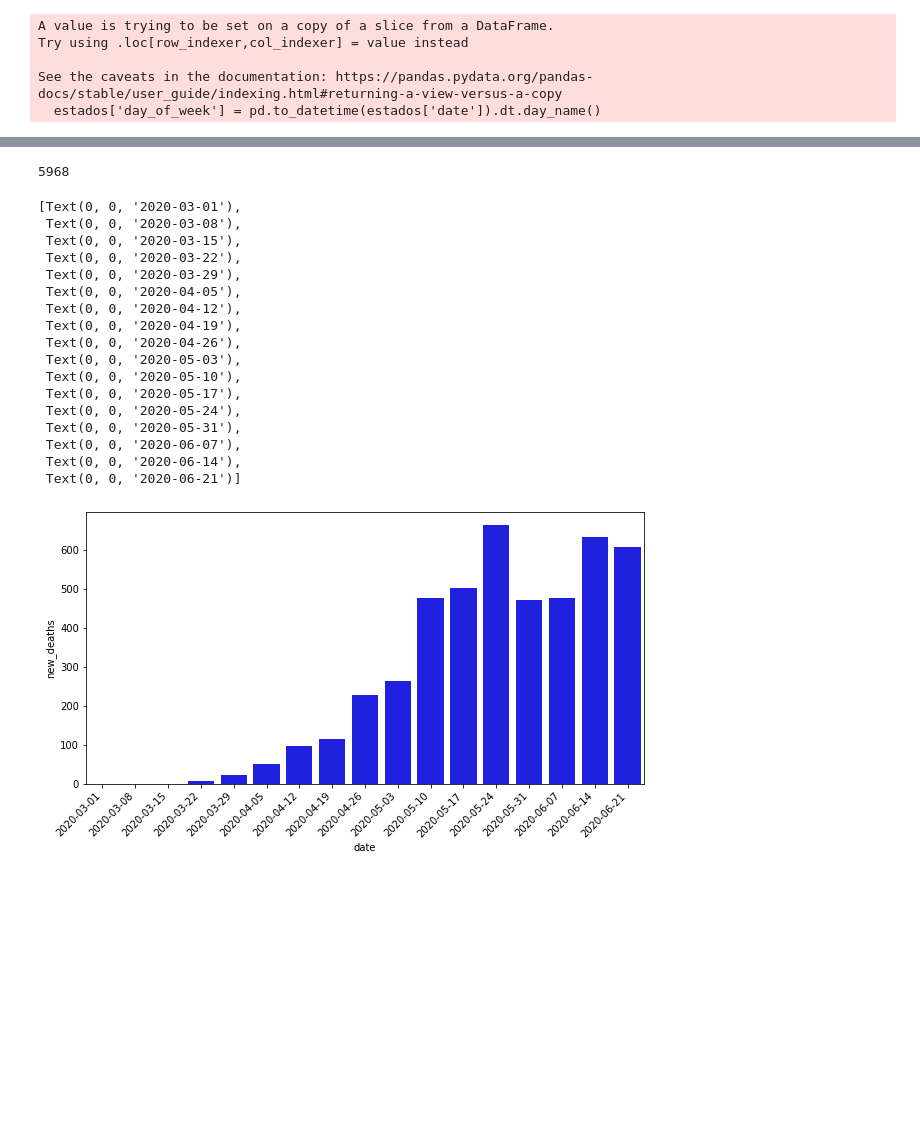
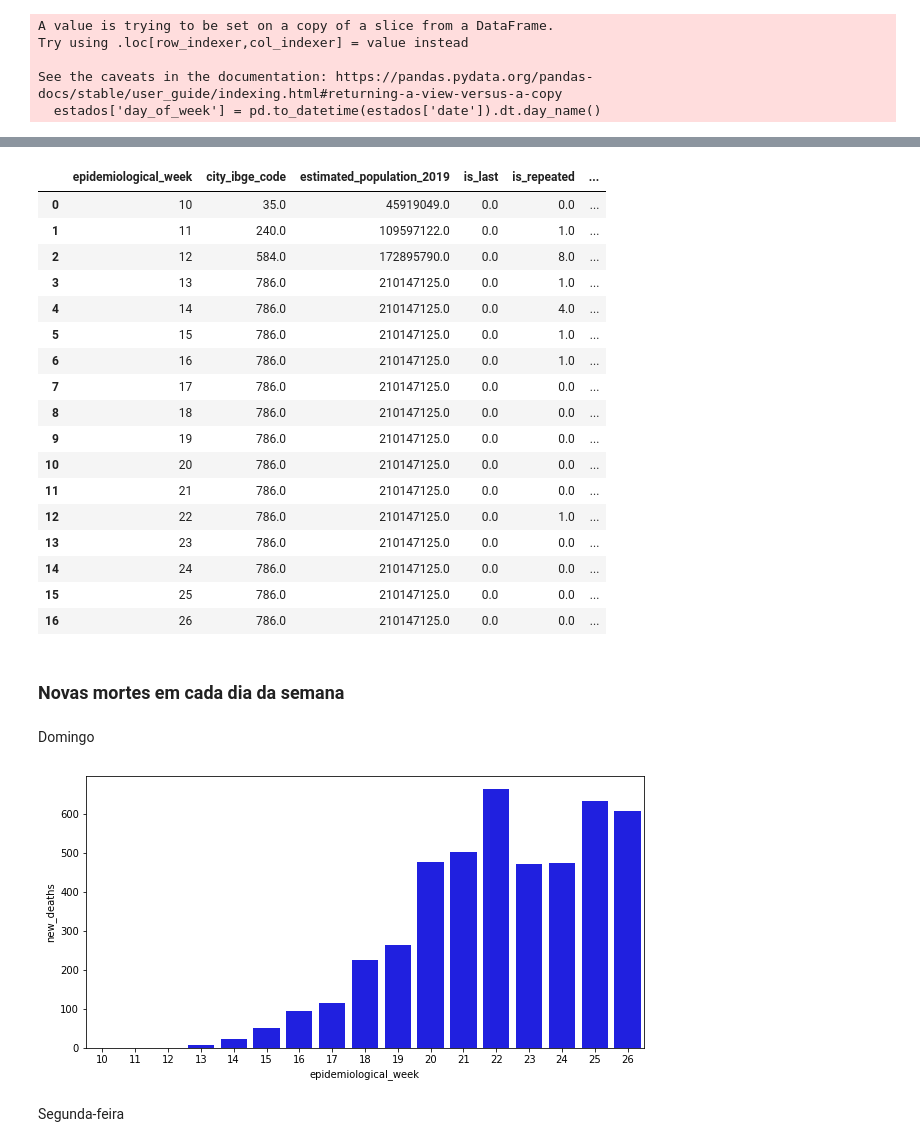
Before and after one commit to mksime/covid-19, a Jupyter notebook: covid_download.ipynb, the cells around one changed output, grey strips where cells are left out. Saved outputs shown, nothing was run; the diff lists cells and outputs as text; code cells hidden in the pictures; blank space fills up the shorter version.

Commit message:
Baixa o arquivo e melhorias de visualização

```diff
--- a/covid_download.ipynb
+++ b/covid_download.ipynb
@@ -8,6 +5,3 @@
 # %%
 import pandas as pd
 import numpy as np
-# %%
-df = pd.read_csv("covid.csv")
-# pd.json_normalize(r.json())
@@ -14,3 +20,9 @@ df = pd.read_csv("covid.csv")
+# %%
+import gzip
+
+with gzip.open('covid.csv.gz') as f:
+
+    df = pd.read_csv(f)
 # %%
 df
 # %% [output]
@@ -152,39 +166,44 @@ quinta = estados["day_of_week"] == "Thursday"
 sexta = estados["day_of_week"] == "Friday"
 sabado = estados["day_of_week"] == "Saturday"
 # %%
-sunday = estados[domingo].groupby("date", as_index=False).sum()
-monday = estados[segunda].groupby("date", as_index=False).sum()
-tuesday = estados[terca].groupby("date", as_index=False).sum()
-wednesday = estados[quarta].groupby("date", as_index=False).sum()
-thursday = estados[quinta].groupby("date", as_index=False).sum()
-friday = estados[sexta].groupby("date", as_index=False).sum()
-saturday = estados[sabado].groupby("date", as_index=False).sum()
+sunday = estados[domingo].groupby("epidemiological_week", as_index=False).sum()
+monday = estados[segunda].groupby("epidemiological_week", as_index=False).sum()
+tuesday = estados[terca].groupby("epidemiological_week", as_index=False).sum()
+wednesday = estados[quarta].groupby("epidemiological_week", as_index=False).sum()
+thursday = estados[quinta].groupby("epidemiological_week", as_index=False).sum()
+friday = estados[sexta].groupby("epidemiological_week", as_index=False).sum()
+saturday = estados[sabado].groupby("epidemiological_week", as_index=False).sum()
-# %%
-monday["new_deaths"].sum()
-# %% [output]
-5968
+# %%
+sunday
+# %% [output]
+|  | epidemiological_week | city_ibge_code | estimated_population_2019 | is_last | is_repeated | ... |
+| 0 | 10 | 35.0 | 45919049.0 | 0.0 | 0.0 | ... |
+| 1 | 11 | 240.0 | 109597122.0 | 0.0 | 1.0 | ... |
+| 2 | 12 | 584.0 | 172895790.0 | 0.0 | 8.0 | ... |
+| 3 | 13 | 786.0 | 210147125.0 | 0.0 | 1.0 | ... |
+| 4 | 14 | 786.0 | 210147125.0 | 0.0 | 4.0 | ... |
+| 5 | 15 | 786.0 | 210147125.0 | 0.0 | 1.0 | ... |
+| 6 | 16 | 786.0 | 210147125.0 | 0.0 | 1.0 | ... |
+| 7 | 17 | 786.0 | 210147125.0 | 0.0 | 0.0 | ... |
+| 8 | 18 | 786.0 | 210147125.0 | 0.0 | 0.0 | ... |
+| 9 | 19 | 786.0 | 210147125.0 | 0.0 | 0.0 | ... |
+| 10 | 20 | 786.0 | 210147125.0 | 0.0 | 0.0 | ... |
+| 11 | 21 | 786.0 | 210147125.0 | 0.0 | 0.0 | ... |
+| 12 | 22 | 786.0 | 210147125.0 | 0.0 | 1.0 | ... |
+| 13 | 23 | 786.0 | 210147125.0 | 0.0 | 0.0 | ... |
+| 14 | 24 | 786.0 | 210147125.0 | 0.0 | 0.0 | ... |
+| 15 | 25 | 786.0 | 210147125.0 | 0.0 | 0.0 | ... |
+| 16 | 26 | 786.0 | 210147125.0 | 0.0 | 0.0 | ... |
+# %% [markdown]
+### Novas mortes em cada dia da semana
+# %% [markdown]
+Domingo
 # %%
 plt.figure(figsize=(10,5))
-ax = sns.barplot(x="date", y="new_deaths", data=sunday, ci=None, color="blue")
-ax.set_xticklabels(ax.get_xticklabels(), rotation=45, horizontalalignment='right')
+ax = sns.barplot(x="epidemiological_week", y="new_deaths", data=sunday, ci=None, color="blue")
 # %% [output]
-[Text(0, 0, '2020-03-01'),
- Text(0, 0, '2020-03-08'),
- Text(0, 0, '2020-03-15'),
- Text(0, 0, '2020-03-22'),
- Text(0, 0, '2020-03-29'),
- Text(0, 0, '2020-04-05'),
- Text(0, 0, '2020-04-12'),
- Text(0, 0, '2020-04-19'),
- Text(0, 0, '2020-04-26'),
- Text(0, 0, '2020-05-03'),
- Text(0, 0, '2020-05-10'),
- Text(0, 0, '2020-05-17'),
- Text(0, 0, '2020-05-24'),
- Text(0, 0, '2020-05-31'),
- Text(0, 0, '2020-06-07'),
- Text(0, 0, '2020-06-14'),
- Text(0, 0, '2020-06-21')]
-[figure, old version]
+[figure, new version]
+# %% [markdown]
+Segunda-feira
 # %%
 plt.figure(figsize=(10,5))
```
Also changed, not shown: parts of 47 cells of this notebook, 1 other file.
